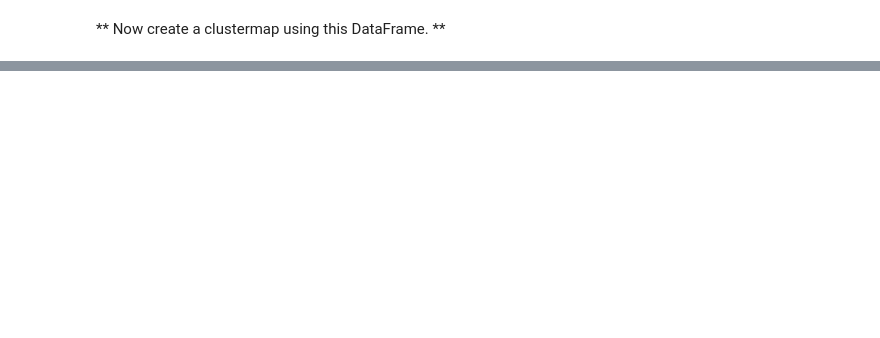
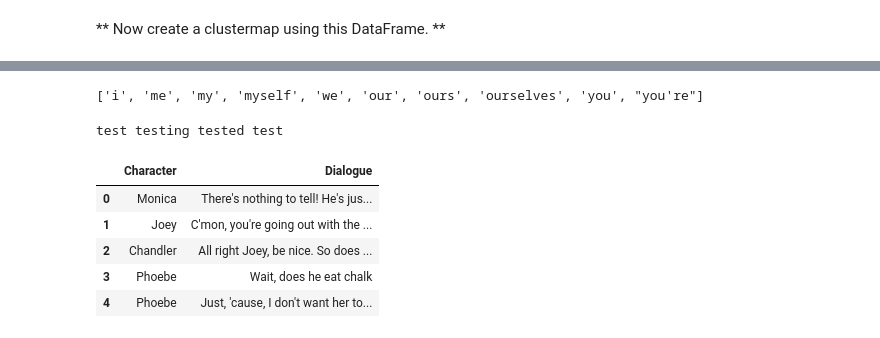
Before and after one commit to vmsathiya/nlp-friends-analysis, a Jupyter notebook: notebooks/2-FRIENDS-Data-Analysis.ipynb, the cells around one changed output, grey strips where cells are left out. Cells and saved outputs as stored; diff of their text form; code cells hidden in the pictures; blank space fills up the shorter version.

Commit message:
updated for create word clouds

```diff
--- a/notebooks/2-FRIENDS-Data-Analysis.ipynb
+++ b/notebooks/2-FRIENDS-Data-Analysis.ipynb
@@ -258,0 +171,5 @@ sns.clustermap(SeasonEpisode,cmap='viridis')
+# %%
+from nltk.corpus import stopwords
+stopwords.words('english')[0:10] # Show some stop words
+# %% [output]
+['i', 'me', 'my', 'myself', 'we', 'our', 'ours', 'ourselves', 'you', "you're"]
@@ -258,0 +198,14 @@ sns.clustermap(SeasonEpisode,cmap='viridis')
+# %%
+#testing the function
+print (round1("test testing tested will test !@#$% 4353"))
+# %% [output]
+test testing tested test
+# %%
+df_leadcharacters[['Character','Dialogue']].head(5)
+# %% [output]
+|  | Character | Dialogue |
+| 0 | Monica | There's nothing to tell! He's jus... |
+| 1 | Joey | C'mon, you're going out with the ... |
+| 2 | Chandler | All right Joey, be nice. So does ... |
+| 3 | Phoebe | Wait, does he eat chalk |
+| 4 | Phoebe | Just, 'cause, I don't want her to... |
```
Also changed, not shown: parts of 50 cells of this notebook, 5 other files.
